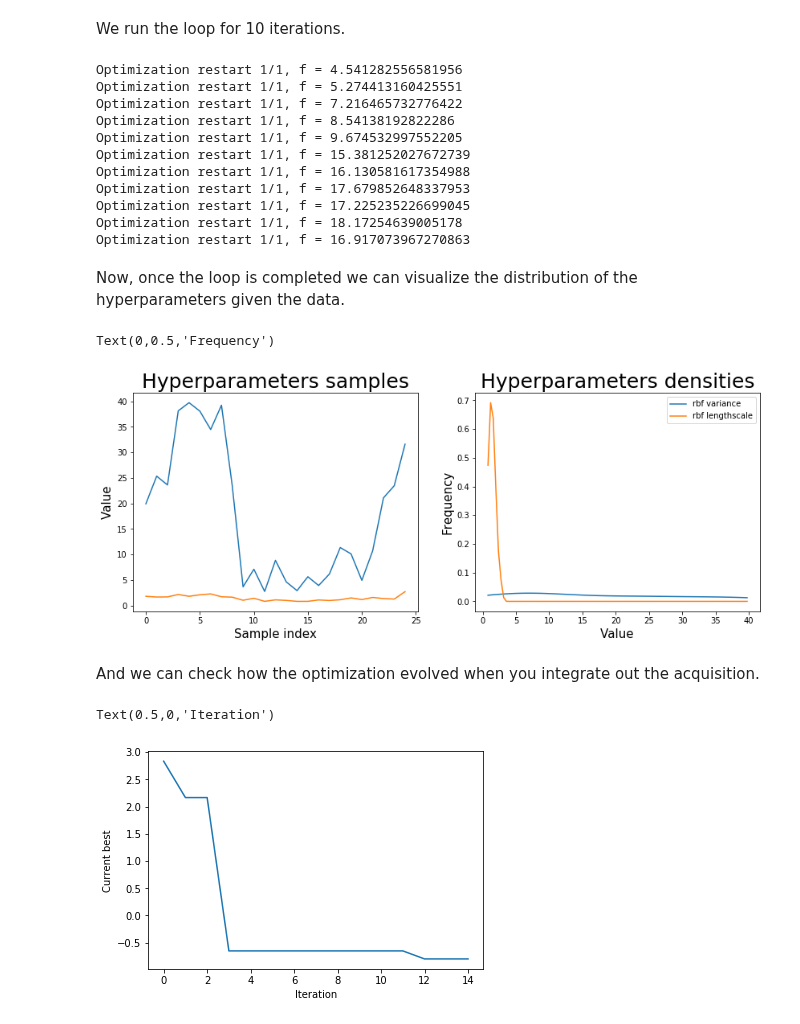
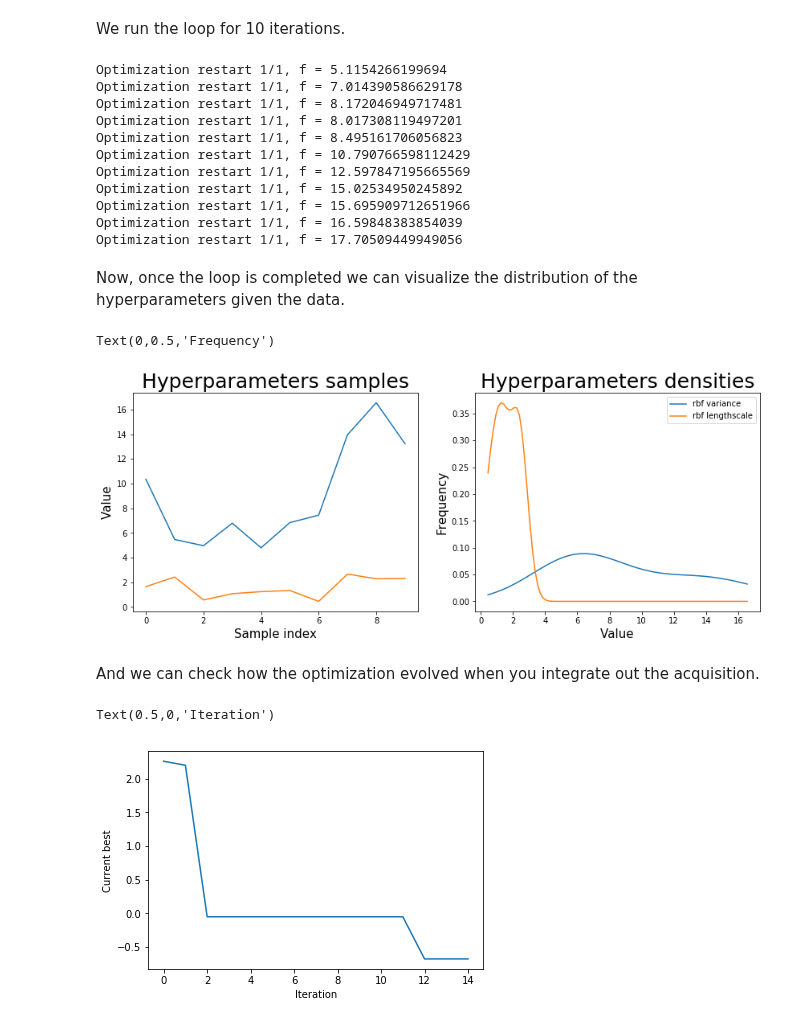
Before and after one commit to EmuKit/emukit, a Jupyter notebook: notebooks/Emukit-tutorial-bayesian-optimization-integrating-model-hyperparameters.ipynb, the cells around one changed output. Drawn from its saved outputs; the diff is of its cells as text; code cells hidden in the pictures.

```diff
--- a/notebooks/Emukit-tutorial-bayesian-optimization-integrating-model-hyperparameters.ipynb
+++ b/notebooks/Emukit-tutorial-bayesian-optimization-integrating-model-hyperparameters.ipynb
@@ -42,8 +42,8 @@ array([0])
 # %% [markdown]
 We wrap the model in Emukit.
 # %%
-from emukit.model_wrappers import GPyModelWrapperMCMC
-model_emukit = GPyModelWrapperMCMC(model_gpy_mcmc, n_samples=25)
+from emukit.model_wrappers import GPyModelWrapper
+model_emukit = GPyModelWrapper(model_gpy_mcmc)
 model_emukit.model.plot()
 model_emukit.model
 # %% [output]
@@ -77,45 +77,46 @@ We run the loop for 10 iterations.
 max_iter = 10
 bayesopt_loop.run_loop(f, max_iter)
 # %% [output]
-Optimization restart 1/1, f = 4.541282556581956
-Optimization restart 1/1, f = 5.274413160425551
-Optimization restart 1/1, f = 7.216465732776422
-Optimization restart 1/1, f = 8.54138192822286
-Optimization restart 1/1, f = 9.674532997552205
-Optimization restart 1/1, f = 15.381252027672739
-Optimization restart 1/1, f = 16.130581617354988
-Optimization restart 1/1, f = 17.679852648337953
-Optimization restart 1/1, f = 17.225235226699045
-Optimization restart 1/1, f = 18.17254639005178
-Optimization restart 1/1, f = 16.917073967270863
+Optimization restart 1/1, f = 5.1154266199694
+Optimization restart 1/1, f = 7.014390586629178
+Optimization restart 1/1, f = 8.172046949717481
+Optimization restart 1/1, f = 8.017308119497201
+Optimization restart 1/1, f = 8.495161706056823
+Optimization restart 1/1, f = 10.790766598112429
+Optimization restart 1/1, f = 12.597847195665569
+Optimization restart 1/1, f = 15.02534950245892
+Optimization restart 1/1, f = 15.695909712651966
+Optimization restart 1/1, f = 16.59848383854039
+Optimization restart 1/1, f = 17.70509449949056
 # %% [markdown]
 Now, once the loop is completed we can visualize the distribution of the hyperparameters given the data.
 # %%
 labels = ['rbf variance', 'rbf lengthscale']
 
 plt.figure(figsize=(14,5))
+samples = bayesopt_loop.candidate_point_calculator.acquisition.samples
 
 plt.subplot(1,2,1)
-plt.plot(bayesopt_loop.model.hyperparameters_samples,label = labels)
+plt.plot(samples,label = labels)
 plt.title('Hyperparameters samples',size=25)
 plt.xlabel('Sample index',size=15)
 plt.ylabel('Value',size=15)
 
 plt.subplot(1,2,2)
 from scipy import stats
-xmin = bayesopt_loop.model.hyperparameters_samples.min()
-xmax = bayesopt_loop.model.hyperparameters_samples.max()
+xmin = samples.min()
+xmax = samples.max()
 xs = np.linspace(xmin,xmax,100)
-for i in range(bayesopt_loop.model.hyperparameters_samples.shape[1]):
-    kernel = stats.gaussian_kde(bayesopt_loop.model.hyperparameters_samples[:,i])
+for i in range(samples.shape[1]):
+    kernel = stats.gaussian_kde(samples[:,i])
     plot(xs,kernel(xs),label=labels[i])
 _ = legend()
 plt.title('Hyperparameters densities',size=25)
 plt.xlabel('Value',size=15)
 plt.ylabel('Frequency',size=15)
 # %% [output]
 Text(0,0.5,'Frequency')
-[figure, old version]
+[figure, new version]
 # %% [markdown]
 And we can check how the optimization evolved when you integrate out the acquisition.
 # %%
@@ -124,4 +125,4 @@ plt.ylabel('Current best')
 plt.xlabel('Iteration')
 # %% [output]
 Text(0.5,0,'Iteration')
-[figure, old version]
+[figure, new version]
```
Also changed, not shown: parts of 2 cells of this notebook, 6 other files.
